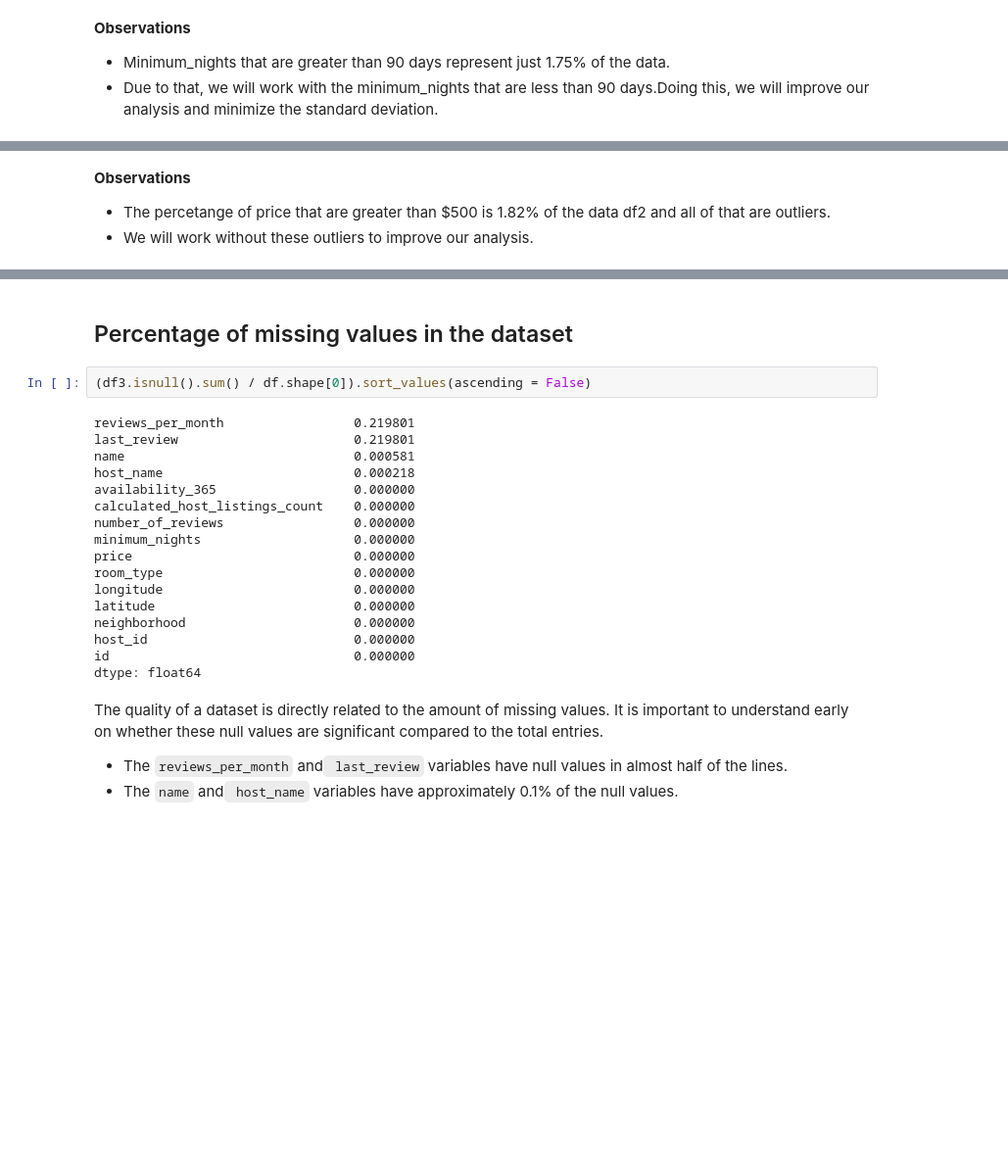
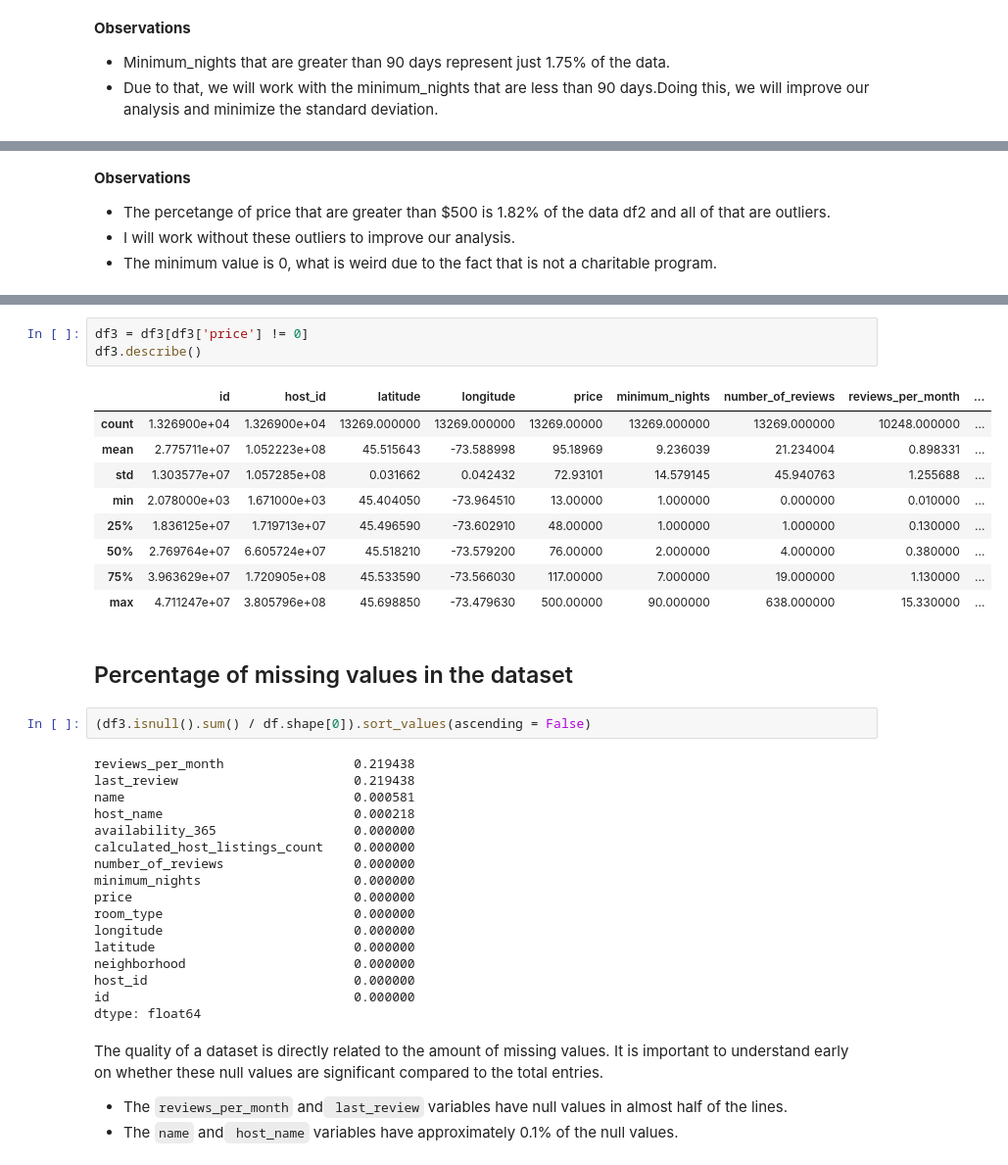
Before and after one commit to Mr-Pacheco/DataScience, a Jupyter notebook: Airbnb_cleaning.ipynb, the cells around one changed output, grey strips where cells are left out. Shown at 98% size. Saved outputs shown, nothing was run; the diff lists cells and outputs as text; blank space fills up the shorter version.

```diff
--- a/Airbnb_cleaning.ipynb
+++ b/Airbnb_cleaning.ipynb
@@ -242,7 +244,8 @@ Name: price, dtype: float64
 # %% [markdown]
 **Observations**
 * The percetange of price that are greater than $500 is 1.82% of the data df2 and all of that are outliers.
-* We will work without these outliers to improve our analysis.
+* I will work without these outliers to improve our analysis.
+* The minimum value is 0, what is weird due to the fact that is not a charitable program.
 # %%
 # Change number 3
 df3 = df2.copy()
@@ -259,13 +262,26 @@ df3.describe()
 | 50% | 2.770227e+07 | 6.608552e+07 | 45.518200 | -73.579195 | 76.000000 | 2.000000 | 4.000000 | 0.380000 | ... |
 | 75% | 3.965703e+07 | 1.721007e+08 | 45.533590 | -73.566020 | 117.000000 | 7.000000 | 19.000000 | 1.130000 | ... |
 | max | 4.711247e+07 | 3.805796e+08 | 45.698850 | -73.479630 | 500.000000 | 90.000000 | 638.000000 | 15.330000 | ... |
+# %%
+df3 = df3[df3['price'] != 0]
+df3.describe()
+# %% [output]
+|  | id | host_id | latitude | longitude | price | minimum_nights | number_of_reviews | reviews_per_month | ... |
+| count | 1.326900e+04 | 1.326900e+04 | 13269.000000 | 13269.000000 | 13269.00000 | 13269.000000 | 13269.000000 | 10248.000000 | ... |
+| mean | 2.775711e+07 | 1.052223e+08 | 45.515643 | -73.588998 | 95.18969 | 9.236039 | 21.234004 | 0.898331 | ... |
+| std | 1.303577e+07 | 1.057285e+08 | 0.031662 | 0.042432 | 72.93101 | 14.579145 | 45.940763 | 1.255688 | ... |
+| min | 2.078000e+03 | 1.671000e+03 | 45.404050 | -73.964510 | 13.00000 | 1.000000 | 0.000000 | 0.010000 | ... |
+| 25% | 1.836125e+07 | 1.719713e+07 | 45.496590 | -73.602910 | 48.00000 | 1.000000 | 1.000000 | 0.130000 | ... |
+| 50% | 2.769764e+07 | 6.605724e+07 | 45.518210 | -73.579200 | 76.00000 | 2.000000 | 4.000000 | 0.380000 | ... |
+| 75% | 3.963629e+07 | 1.720905e+08 | 45.533590 | -73.566030 | 117.00000 | 7.000000 | 19.000000 | 1.130000 | ... |
+| max | 4.711247e+07 | 3.805796e+08 | 45.698850 | -73.479630 | 500.00000 | 90.000000 | 638.000000 | 15.330000 | ... |
 # %% [markdown]
 ## Percentage of missing values in the dataset
 # %%
 (df3.isnull().sum() / df.shape[0]).sort_values(ascending = False)
 # %% [output]
-reviews_per_month                 0.219801
-last_review                       0.219801
+reviews_per_month                 0.219438
+last_review                       0.219438
 name                              0.000581
 host_name                         0.000218
 availability_365                  0.000000
```
Also changed, not shown: parts of 14 cells of this notebook.
